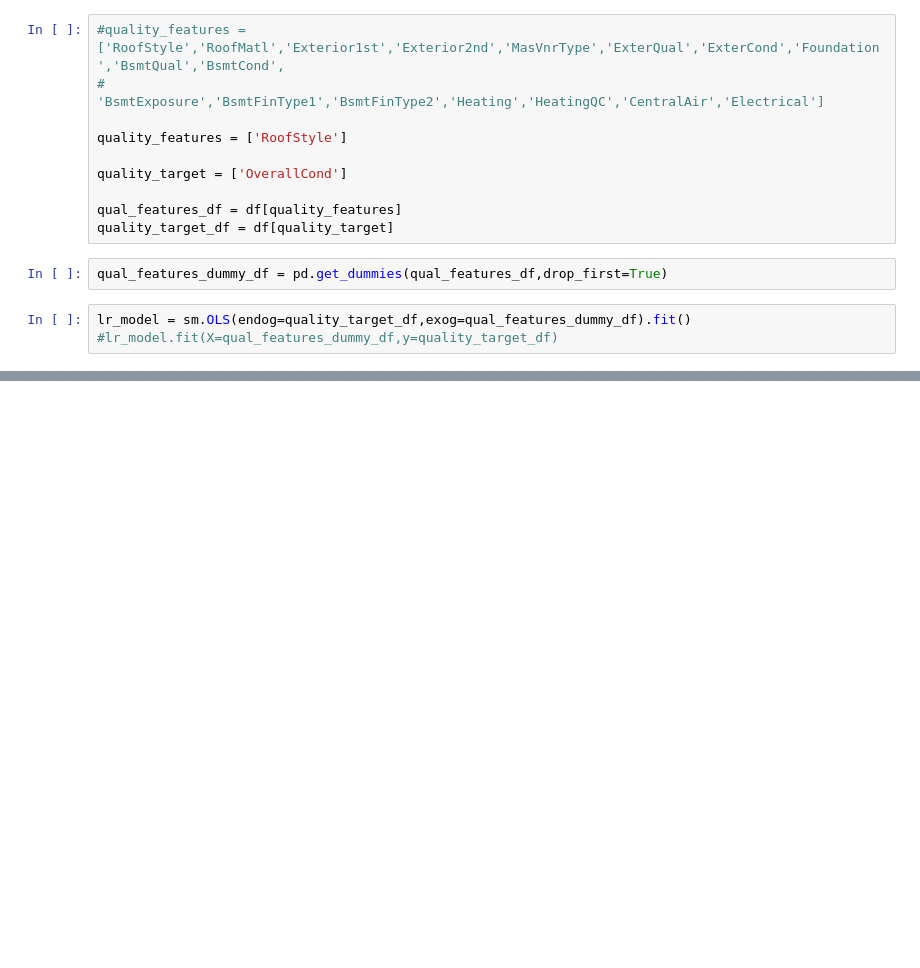
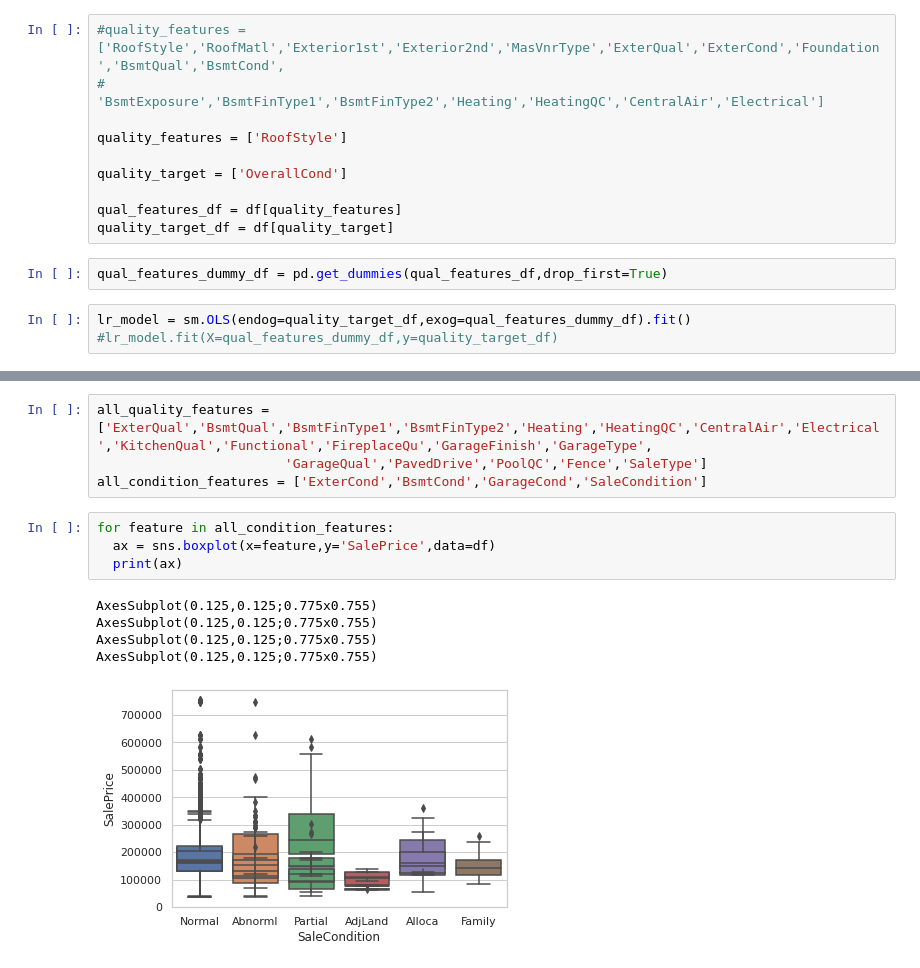
Before and after one commit to prateeksab/housingprices, a Jupyter notebook: Master_book.ipynb, the cells around one changed output, grey strips where cells are left out. Cells and saved outputs as stored; diff of their text form; blank space fills up the shorter version.

```diff
--- a/Master_book.ipynb
+++ b/Master_book.ipynb
@@ -295,0 +334,14 @@ Warnings:
+# %%
+all_quality_features = ['ExterQual','BsmtQual','BsmtFinType1','BsmtFinType2','Heating','HeatingQC','CentralAir','Electrical','KitchenQual','Functional','FireplaceQu','GarageFinish','GarageType',
+                        'GarageQual','PavedDrive','PoolQC','Fence','SaleType']
+all_condition_features = ['ExterCond','BsmtCond','GarageCond','SaleCondition']
+# %%
+for feature in all_condition_features:
+  ax = sns.boxplot(x=feature,y='SalePrice',data=df)
+  print(ax)
+# %% [output]
+AxesSubplot(0.125,0.125;0.775x0.755)
+AxesSubplot(0.125,0.125;0.775x0.755)
+AxesSubplot(0.125,0.125;0.775x0.755)
+AxesSubplot(0.125,0.125;0.775x0.755)
+[figure, added]
```
Also changed, not shown: parts of 12 cells of this notebook.
